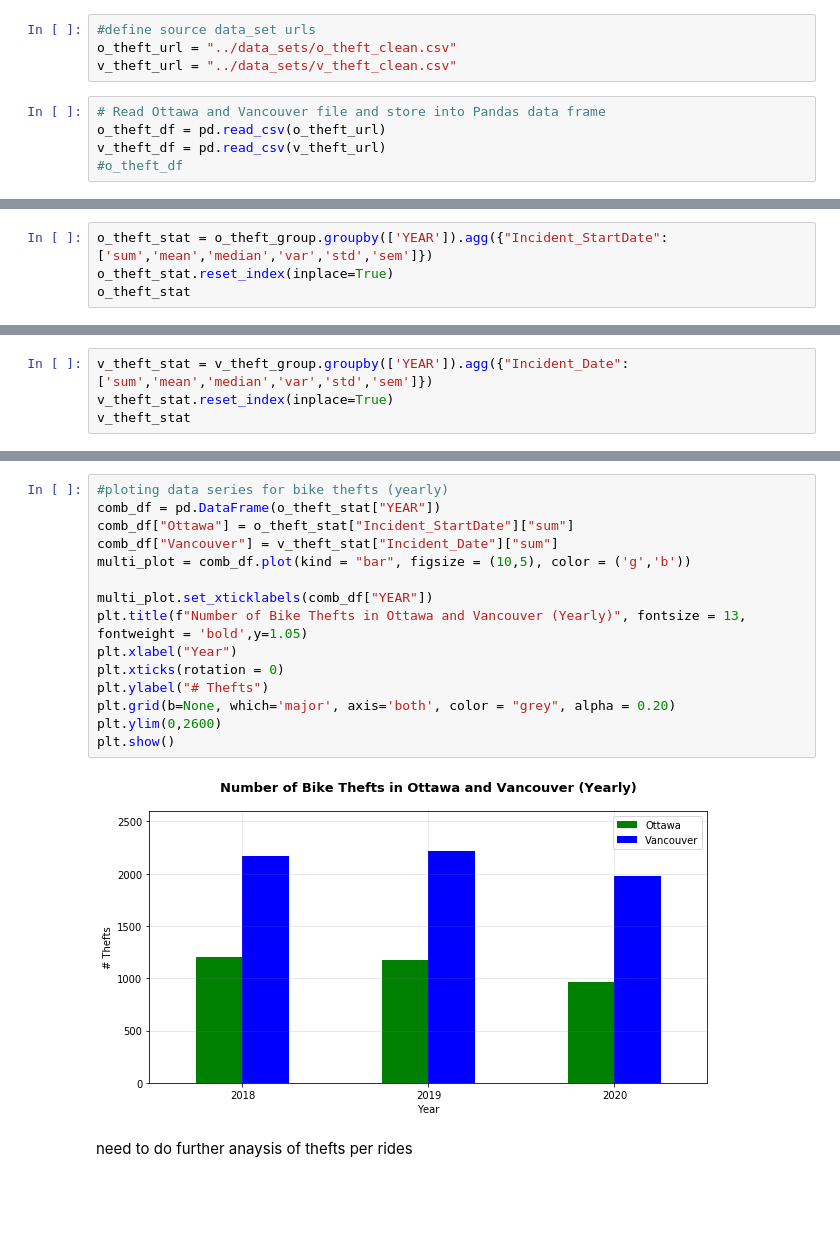
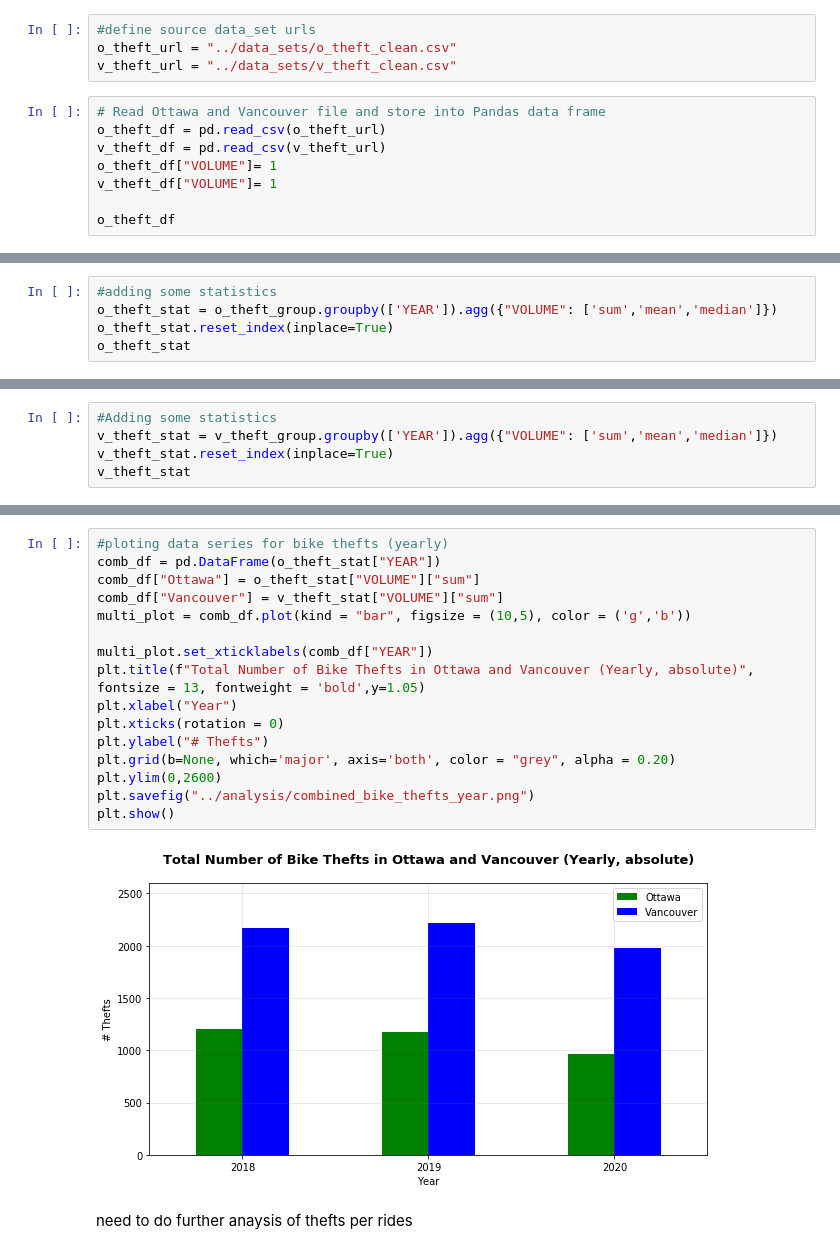
Before and after one commit to itspria/Bike-Theft-Analysis, a Jupyter notebook: code/theft_analysis.ipynb, the cells around one changed output, grey strips where cells are left out. Drawn from its saved outputs; the diff is of its cells as text; blank space fills up the shorter version.

```diff
--- a/code/theft_analysis.ipynb
+++ b/code/theft_analysis.ipynb
@@ -13,4 +18,7 @@ v_theft_url = "../data_sets/v_theft_clean.csv"
 # Read Ottawa and Vancouver file and store into Pandas data frame
 o_theft_df = pd.read_csv(o_theft_url)
 v_theft_df = pd.read_csv(v_theft_url)
-#o_theft_df
+o_theft_df["VOLUME"]= 1
+v_theft_df["VOLUME"]= 1
+
+o_theft_df
@@ -50,5 +65,6 @@ o_theft_group
 # %%
-o_theft_stat = o_theft_group.groupby(['YEAR']).agg({"Incident_StartDate": ['sum','mean','median','var','std','sem']})
+#adding some statistics
+o_theft_stat = o_theft_group.groupby(['YEAR']).agg({"VOLUME": ['sum','mean','median']})
 o_theft_stat.reset_index(inplace=True)
 o_theft_stat
 # %% [output]
@@ -122,5 +337,6 @@ v_theft_group
 # %%
-v_theft_stat = v_theft_group.groupby(['YEAR']).agg({"Incident_Date": ['sum','mean','median','var','std','sem']})
+#Adding some statistics
+v_theft_stat = v_theft_group.groupby(['YEAR']).agg({"VOLUME": ['sum','mean','median']})
 v_theft_stat.reset_index(inplace=True)
 v_theft_stat
 # %% [output]
@@ -180,19 +583,20 @@ plt.show()
 # %%
 #ploting data series for bike thefts (yearly)
 comb_df = pd.DataFrame(o_theft_stat["YEAR"])
-comb_df["Ottawa"] = o_theft_stat["Incident_StartDate"]["sum"]
-comb_df["Vancouver"] = v_theft_stat["Incident_Date"]["sum"]
+comb_df["Ottawa"] = o_theft_stat["VOLUME"]["sum"]
+comb_df["Vancouver"] = v_theft_stat["VOLUME"]["sum"]
 multi_plot = comb_df.plot(kind = "bar", figsize = (10,5), color = ('g','b'))
 
 multi_plot.set_xticklabels(comb_df["YEAR"])
-plt.title(f"Number of Bike Thefts in Ottawa and Vancouver (Yearly)", fontsize = 13, fontweight = 'bold',y=1.05)
+plt.title(f"Total Number of Bike Thefts in Ottawa and Vancouver (Yearly, absolute)", fontsize = 13, fontweight = 'bold',y=1.05)
 plt.xlabel("Year")
 plt.xticks(rotation = 0)
 plt.ylabel("# Thefts")
 plt.grid(b=None, which='major', axis='both', color = "grey", alpha = 0.20)
 plt.ylim(0,2600)
+plt.savefig("../analysis/combined_bike_thefts_year.png")
 plt.show()
 # %% [output]
-[figure, old version]
+[figure, new version]
 # %% [markdown]
 need to do further anaysis of thefts per rides
```
Also changed, not shown: parts of 49 cells of this notebook, 18 other files.
